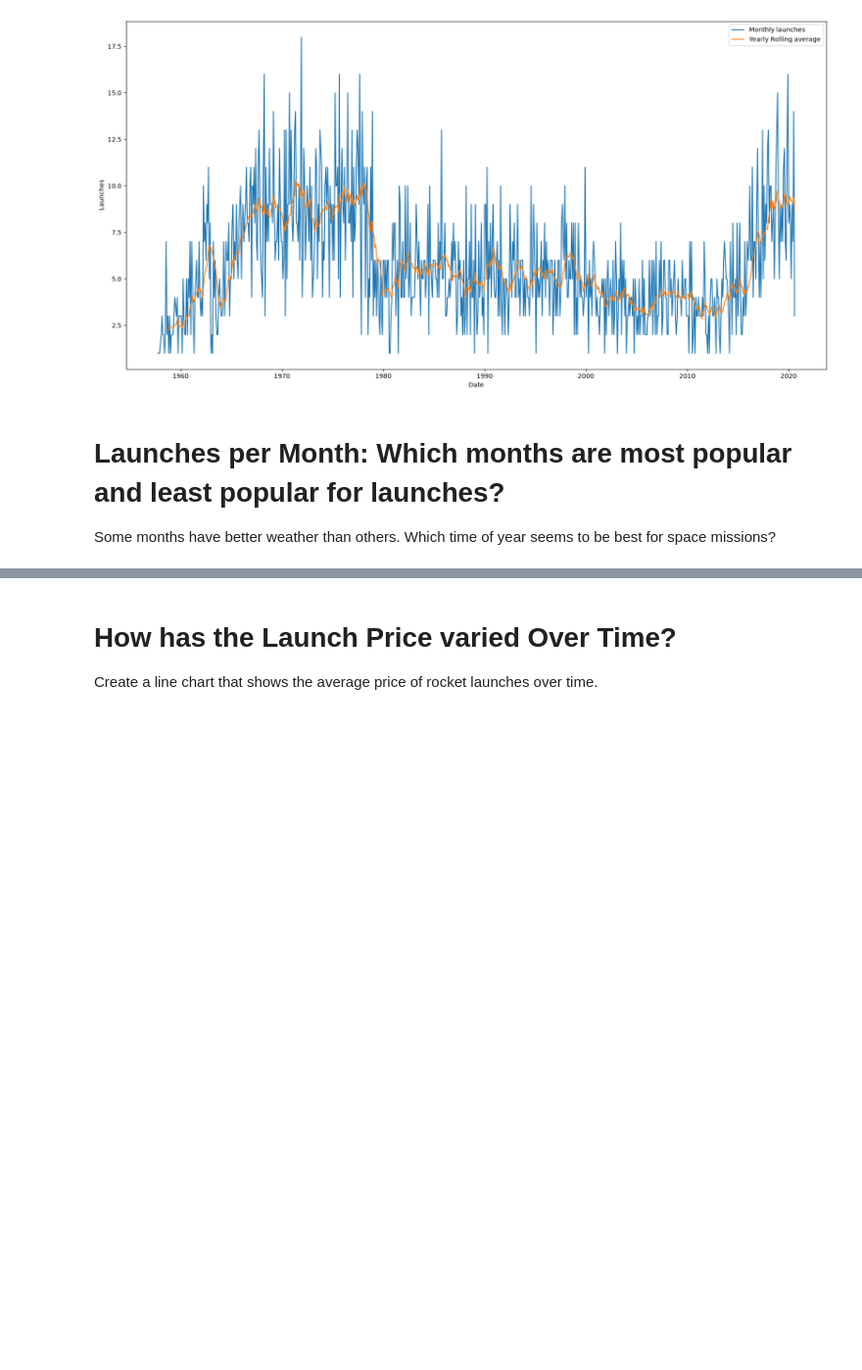
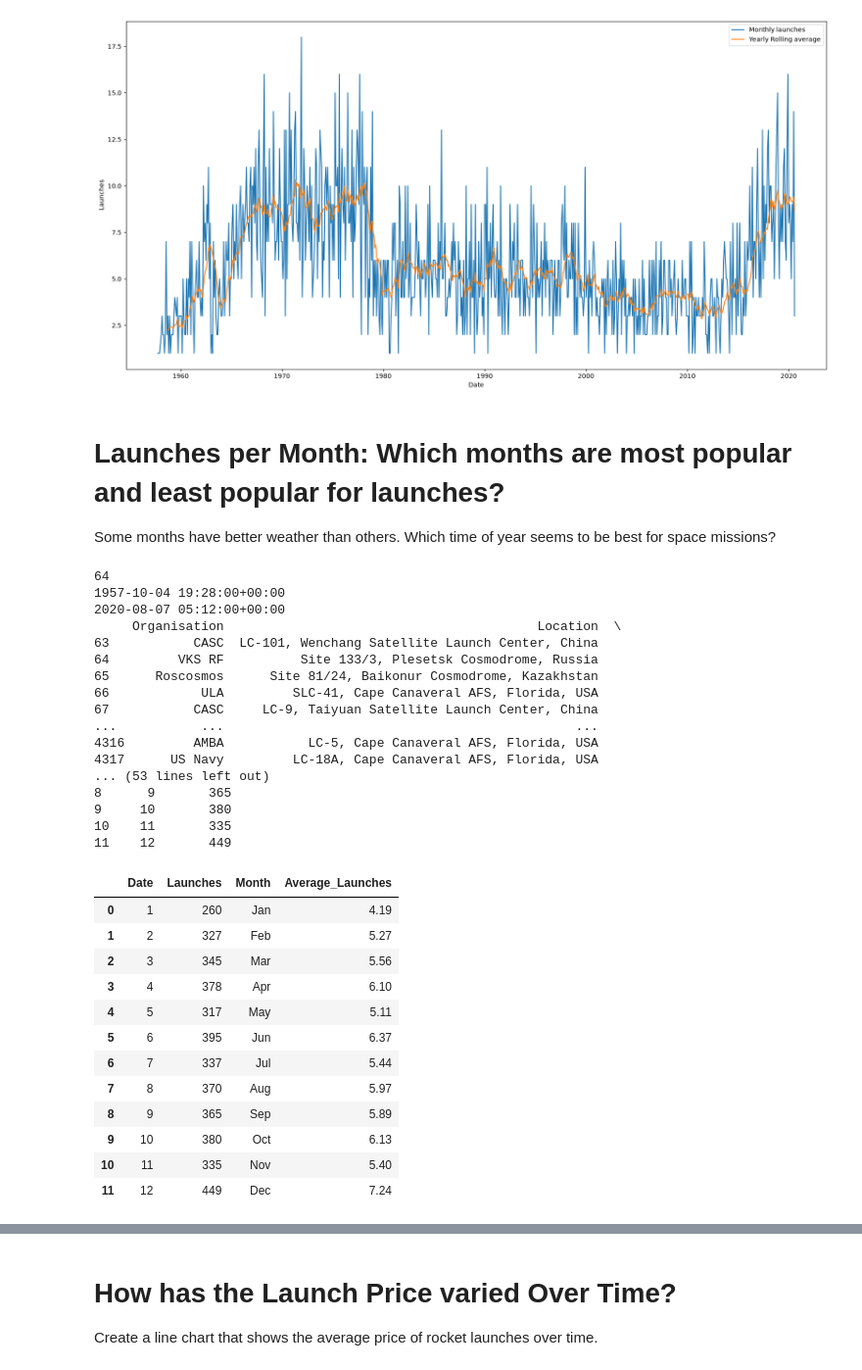
Before and after one commit to Archie-jpg/Space-Race-Analysis, a Jupyter notebook: Space_Missions_Analysis.ipynb, the cells around one changed output, grey strips where cells are left out. Shown at 98% size. Saved outputs shown, nothing was run; the diff lists cells and outputs as text; code cells hidden in the pictures; blank space fills up the shorter version.

```diff
--- a/Space_Missions_Analysis.ipynb
+++ b/Space_Missions_Analysis.ipynb
@@ -560,3 +560,52 @@ sns.lineplot(x="Date",
 # Launches per Month: Which months are most popular and least popular for launches?
 
 Some months have better weather than others. Which time of year seems to be best for space missions?
+# %%
+# Get data into useful format
+import calendar
+from datetime import timezone, tzinfo
+
+print(df_clean["Date"].dt.year.nunique())
+print(df_clean["Date"].min())
+print(df_clean["Date"].max())
+# Only use years with missions recorded for all months, so average is accurate
+df_full_years_only = df_clean[(df_clean["Date"] >= datetime(1958, 1, 1, tzinfo=timezone.utc)) & (df_clean["Date"] <= datetime(2019, 12, 31, tzinfo=timezone.utc))]
+print(df_full_years_only)
+total_launches_per_month = df_full_years_only.groupby(df_full_years_only["Date"].dt.month)["Mission_Status"].aggregate(Launches="count").reset_index()
+total_launches_per_month.sort_values("Date", inplace=True)
+print(total_launches_per_month)
+total_launches_per_month["Month"] = [calendar.month_abbr[int(month)] for month in total_launches_per_month["Date"]]
+full_years = 2019 - 1957
+total_launches_per_month["Average_Launches"] = [launches/full_years for launches in total_launches_per_month["Launches"]]
+total_launches_per_month
+# %% [output]
+64
+1957-10-04 19:28:00+00:00
+2020-08-07 05:12:00+00:00
+     Organisation                                         Location  \
+63           CASC  LC-101, Wenchang Satellite Launch Center, China
+64         VKS RF          Site 133/3, Plesetsk Cosmodrome, Russia
+65      Roscosmos      Site 81/24, Baikonur Cosmodrome, Kazakhstan
+66            ULA         SLC-41, Cape Canaveral AFS, Florida, USA
+67           CASC     LC-9, Taiyuan Satellite Launch Center, China
+...           ...                                              ...
+4316         AMBA           LC-5, Cape Canaveral AFS, Florida, USA
+4317      US Navy         LC-18A, Cape Canaveral AFS, Florida, USA
+... (53 lines left out)
+8      9       365
+9     10       380
+10    11       335
+11    12       449
+|  | Date | Launches | Month | Average_Launches |
+| 0 | 1 | 260 | Jan | 4.19 |
+| 1 | 2 | 327 | Feb | 5.27 |
+| 2 | 3 | 345 | Mar | 5.56 |
+| 3 | 4 | 378 | Apr | 6.10 |
+| 4 | 5 | 317 | May | 5.11 |
+| 5 | 6 | 395 | Jun | 6.37 |
+| 6 | 7 | 337 | Jul | 5.44 |
+| 7 | 8 | 370 | Aug | 5.97 |
+| 8 | 9 | 365 | Sep | 5.89 |
+| 9 | 10 | 380 | Oct | 6.13 |
+| 10 | 11 | 335 | Nov | 5.40 |
+| 11 | 12 | 449 | Dec | 7.24 |
```
Also changed, not shown: parts of 4 cells of this notebook.
